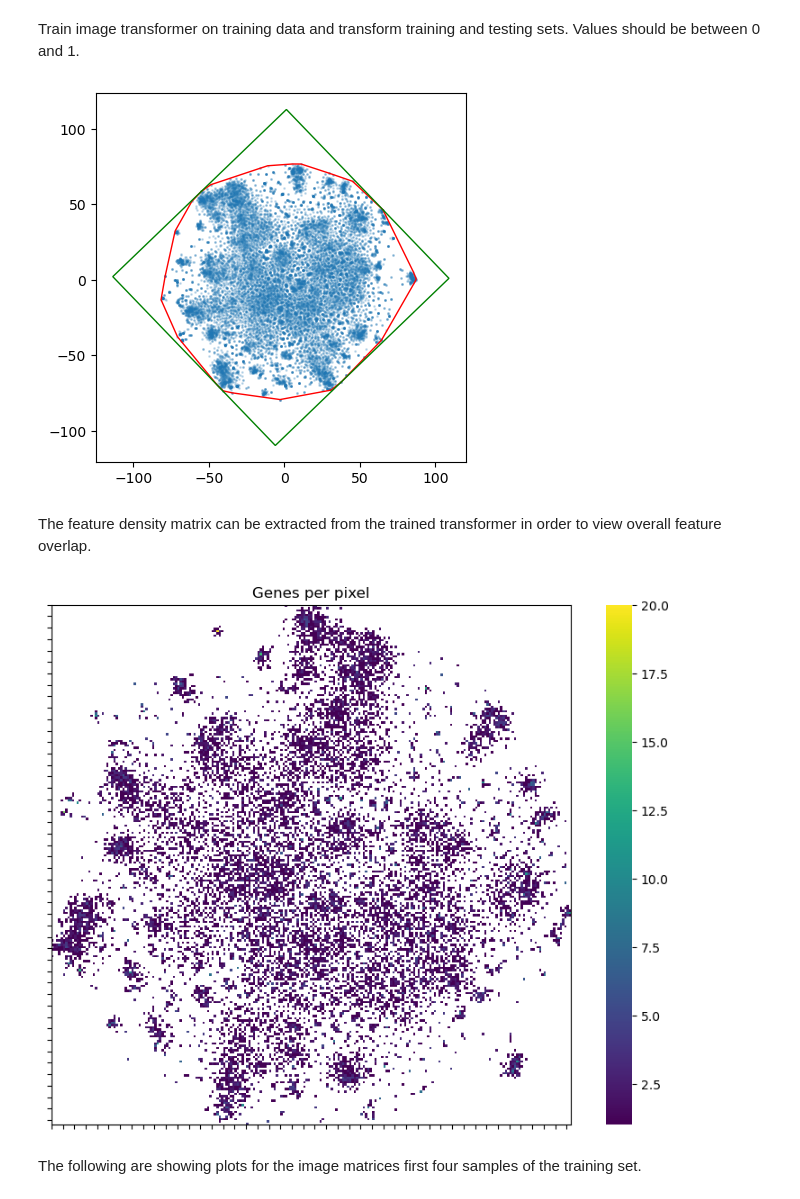
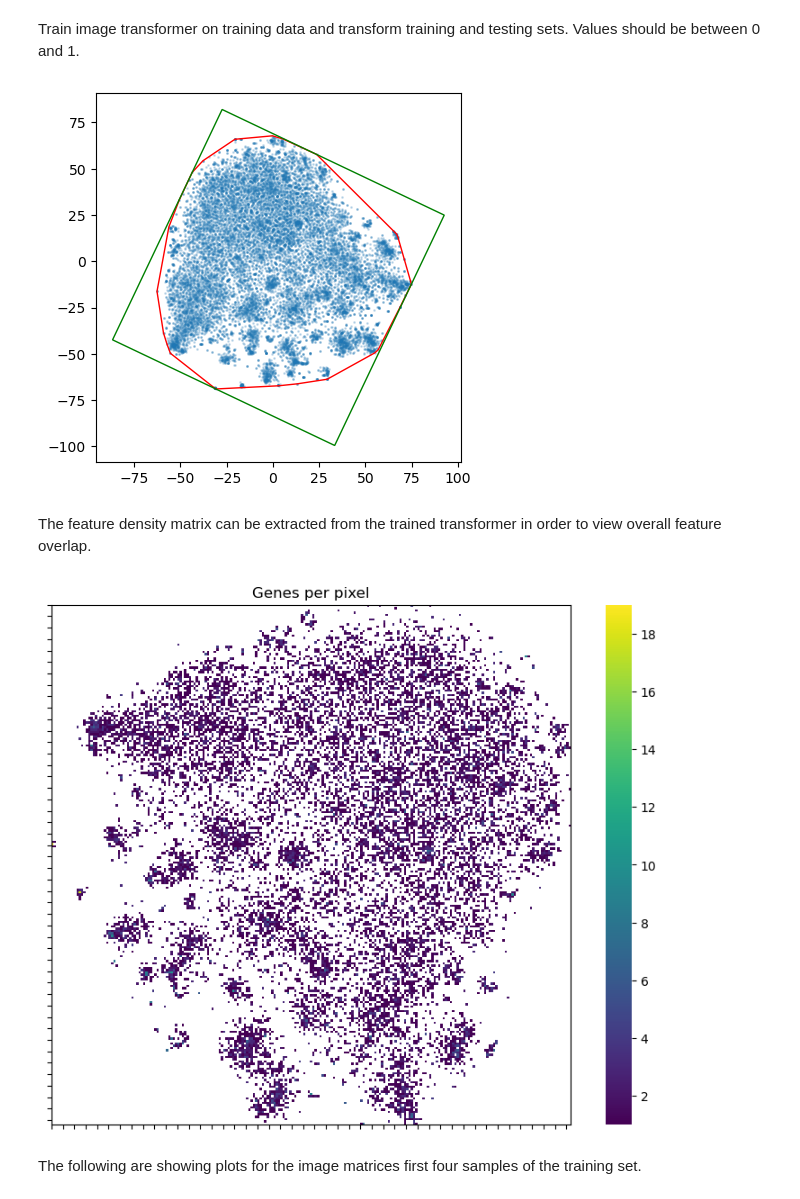
Before and after one commit to alok-ai-lab/pyDeepInsight, a Jupyter notebook: examples/pytorch_squeezenet.ipynb, the cells around one changed output. Drawn from its saved outputs; the diff is of its cells as text; code cells hidden in the pictures.

Commit message:
Corrected training set in squeezenet example fixes #36

```diff
--- a/examples/pytorch_squeezenet.ipynb
+++ b/examples/pytorch_squeezenet.ipynb
@@ -63,11 +63,11 @@ it = ImageTransformer(
 Train image transformer on training data and transform training
 and testing sets. Values should be between 0 and 1.
 # %%
-it.fit(X_train, y=y_train, plot=True)
+it.fit(X_train_norm, y=y_train, plot=True)
 X_train_img = it.transform(X_train_norm)
 X_test_img = it.transform(X_test_norm)
 # %% [output]
-[figure, old version]
+[figure, new version]
 # %% [markdown]
 The feature density matrix can be extracted from the trained transformer in order to view overall feature overlap.
 # %%
@@ -88,7 +88,7 @@ for _, spine in ax.spines.items():
     spine.set_visible(True)
 _ = plt.title("Genes per pixel")
 # %% [output]
-[figure, old version]
+[figure, new version]
 # %% [markdown]
 The following are showing plots for the image matrices first four samples
 of the training set.
```
Also changed, not shown: parts of 6 cells of this notebook.
